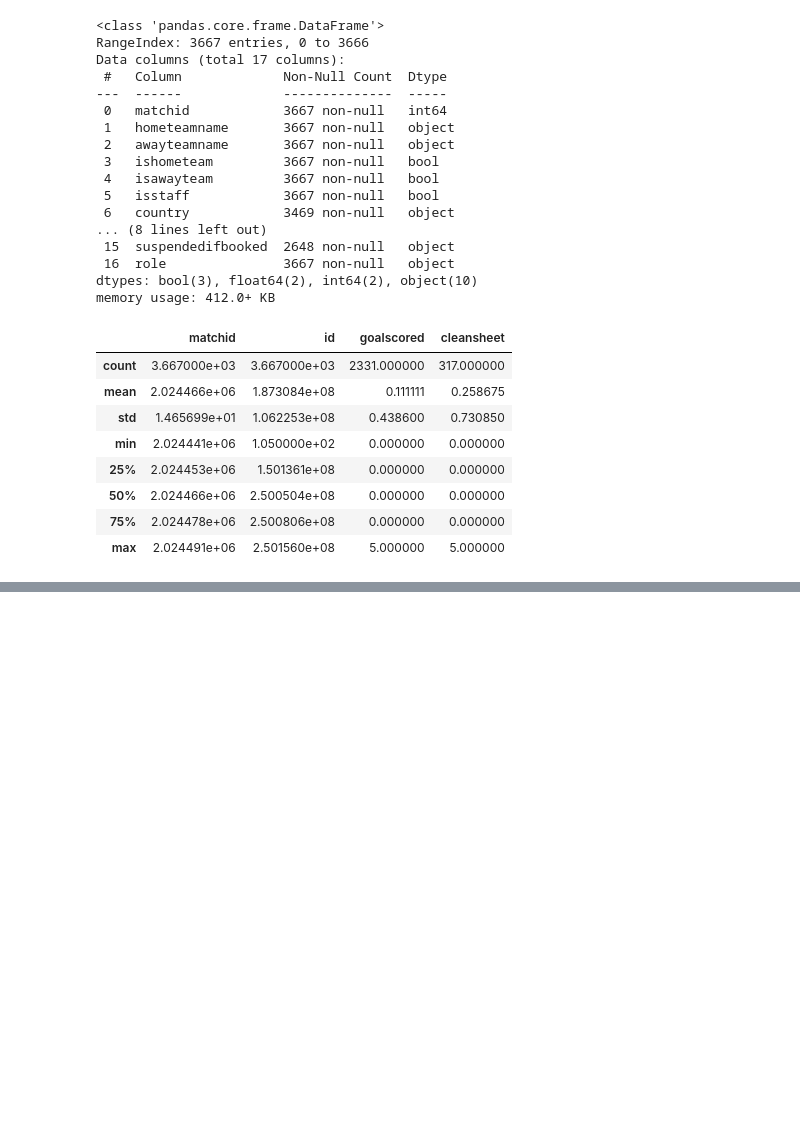
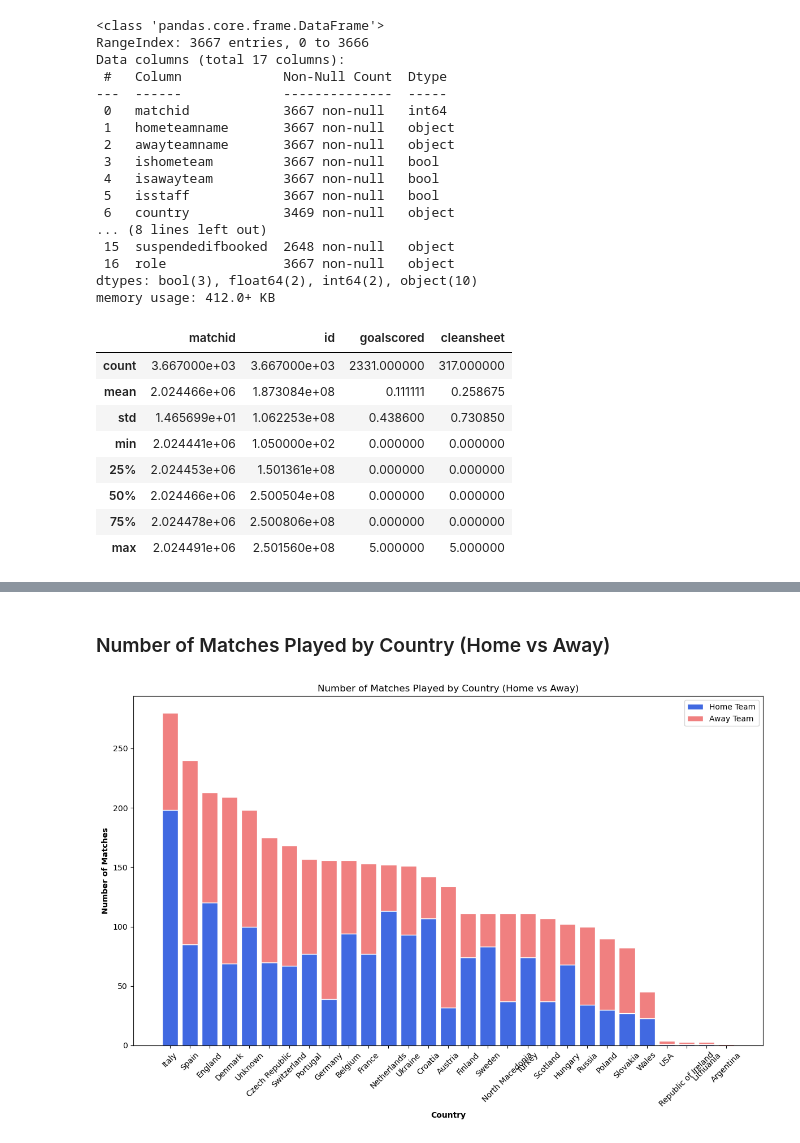
Before and after one commit to SFETNI/Omdena-UEFAEURO2024, a Jupyter notebook: task2-data-analysis/pre_match_information.ipynb, the cells around one changed output, grey strips where cells are left out. Saved outputs shown, nothing was run; the diff lists cells and outputs as text; code cells hidden in the pictures; blank space fills up the shorter version.

```diff
--- a/task2-data-analysis/pre_match_information.ipynb
+++ b/task2-data-analysis/pre_match_information.ipynb
@@ -154,0 +222,32 @@ Passing `palette` without assigning `hue` is deprecated and will be removed in v
+# %% [markdown]
+### Number of Matches Played by Country (Home vs Away)
+# %%
+matches_by_country = pre_match_info.groupby('country')[['ishometeam', 'isawayteam']].sum().reset_index()
+
+# Sort countries by total matches played
+matches_by_country['total_matches'] = matches_by_country['ishometeam'] + matches_by_country['isawayteam']
+matches_by_country = matches_by_country.sort_values(by='total_matches', ascending=False)
+
+# Plotting
+plt.figure(figsize=(12, 8))
+
+# Create stacked bar plot
+barWidth = 0.8
+bars1 = matches_by_country['ishometeam']
+bars2 = matches_by_country['isawayteam']
+r = np.arange(len(matches_by_country))
+
+plt.bar(r, bars1, color='royalblue', edgecolor='white', width=barWidth, label='Home Team')
+plt.bar(r, bars2, bottom=bars1, color='lightcoral', edgecolor='white', width=barWidth, label='Away Team')
+
+# Add labels, title, and legend
+plt.xlabel('Country', fontweight='bold')
+plt.ylabel('Number of Matches', fontweight='bold')
+plt.xticks(r, matches_by_country['country'], rotation=45)
+plt.title('Number of Matches Played by Country (Home vs Away)')
+plt.legend()
+
+plt.tight_layout()
+plt.show()
+# %% [output]
+[figure, added]
```
Also changed, not shown: parts of 40 cells of this notebook.
